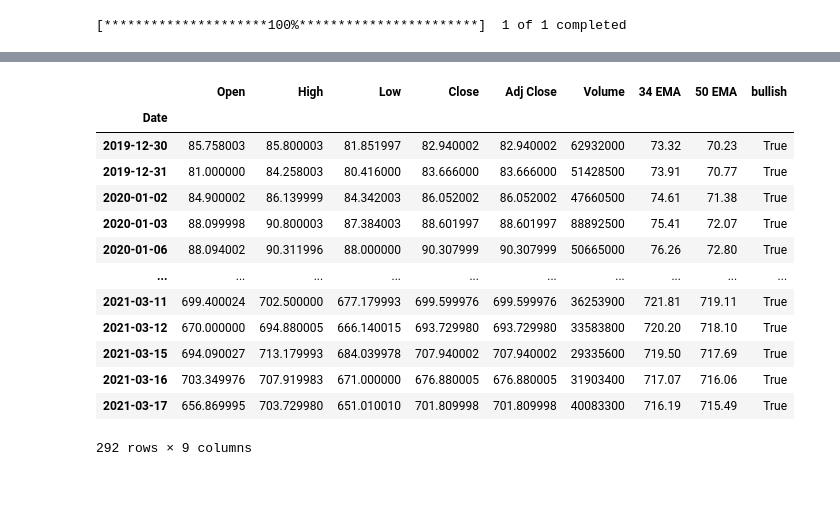
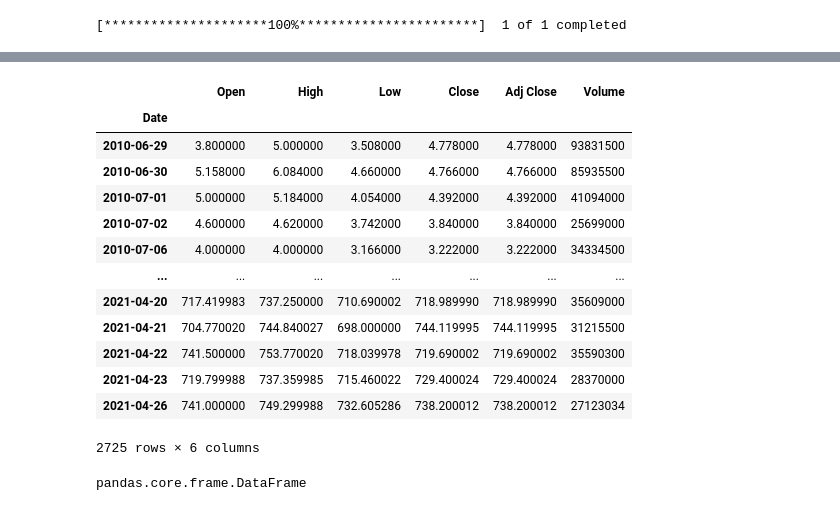
Before and after one commit to nick-bush/stock-scanners, a Jupyter notebook: ema-backtest.ipynb, the cells around one changed output, grey strips where cells are left out. Saved outputs shown, nothing was run; the diff lists cells and outputs as text; code cells hidden in the pictures.

```diff
--- a/ema-backtest.ipynb
+++ b/ema-backtest.ipynb
@@ -5,4 +24,4 @@ from pandas_datareader import data as pdr
 # %%
-hourly_data = yf.download('TSLA', period="365d", interval='1d')
+tsla = yf.download('TSLA', period="3650d", interval='1d')
 # %% [output]
 [*********************100%***********************]  1 of 1 completed
@@ -43,18 +63,20 @@ See the caveats in the documentation: https://pandas.pydata.org/pandas-docs/stab
 # %%
 #see only uptrend periods
-df[df['34 EMA'] > df['50 EMA']]
+#df[df['34 EMA'] > df['50 EMA']]
-# %% [output]
-|  | Open | High | Low | Close | Adj Close | Volume | 34 EMA | 50 EMA | bullish |
-| Date |  |  |  |  |  |  |  |  |  |
-| 2019-12-30 | 85.758003 | 85.800003 | 81.851997 | 82.940002 | 82.940002 | 62932000 | 73.32 | 70.23 | True |
-| 2019-12-31 | 81.000000 | 84.258003 | 80.416000 | 83.666000 | 83.666000 | 51428500 | 73.91 | 70.77 | True |
-| 2020-01-02 | 84.900002 | 86.139999 | 84.342003 | 86.052002 | 86.052002 | 47660500 | 74.61 | 71.38 | True |
-| 2020-01-03 | 88.099998 | 90.800003 | 87.384003 | 88.601997 | 88.601997 | 88892500 | 75.41 | 72.07 | True |
-| 2020-01-06 | 88.094002 | 90.311996 | 88.000000 | 90.307999 | 90.307999 | 50665000 | 76.26 | 72.80 | True |
-| ... | ... | ... | ... | ... | ... | ... | ... | ... | ... |
-| 2021-03-11 | 699.400024 | 702.500000 | 677.179993 | 699.599976 | 699.599976 | 36253900 | 721.81 | 719.11 | True |
-| 2021-03-12 | 670.000000 | 694.880005 | 666.140015 | 693.729980 | 693.729980 | 33583800 | 720.20 | 718.10 | True |
-| 2021-03-15 | 694.090027 | 713.179993 | 684.039978 | 707.940002 | 707.940002 | 29335600 | 719.50 | 717.69 | True |
-| 2021-03-16 | 703.349976 | 707.919983 | 671.000000 | 676.880005 | 676.880005 | 31903400 | 717.07 | 716.06 | True |
-| 2021-03-17 | 656.869995 | 703.729980 | 651.010010 | 701.809998 | 701.809998 | 40083300 | 716.19 | 715.49 | True |
-292 rows × 9 columns
+# %%
+tsla
+# %% [output]
+|  | Open | High | Low | Close | Adj Close | Volume |
+| Date |  |  |  |  |  |  |
+| 2010-06-29 | 3.800000 | 5.000000 | 3.508000 | 4.778000 | 4.778000 | 93831500 |
+| 2010-06-30 | 5.158000 | 6.084000 | 4.660000 | 4.766000 | 4.766000 | 85935500 |
+| 2010-07-01 | 5.000000 | 5.184000 | 4.054000 | 4.392000 | 4.392000 | 41094000 |
+| 2010-07-02 | 4.600000 | 4.620000 | 3.742000 | 3.840000 | 3.840000 | 25699000 |
+| 2010-07-06 | 4.000000 | 4.000000 | 3.166000 | 3.222000 | 3.222000 | 34334500 |
+| ... | ... | ... | ... | ... | ... | ... |
+| 2021-04-20 | 717.419983 | 737.250000 | 710.690002 | 718.989990 | 718.989990 | 35609000 |
+| 2021-04-21 | 704.770020 | 744.840027 | 698.000000 | 744.119995 | 744.119995 | 31215500 |
+| 2021-04-22 | 741.500000 | 753.770020 | 718.039978 | 719.690002 | 719.690002 | 35590300 |
+| 2021-04-23 | 719.799988 | 737.359985 | 715.460022 | 729.400024 | 729.400024 | 28370000 |
+| 2021-04-26 | 741.000000 | 749.299988 | 732.605286 | 738.200012 | 738.200012 | 27123034 |
+2725 rows × 6 columns
@@ -60,0 +85,4 @@ df[df['34 EMA'] > df['50 EMA']]
+# %%
+type(df_new)
+# %% [output]
+pandas.core.frame.DataFrame
```
Also changed, not shown: parts of 23 cells of this notebook.
